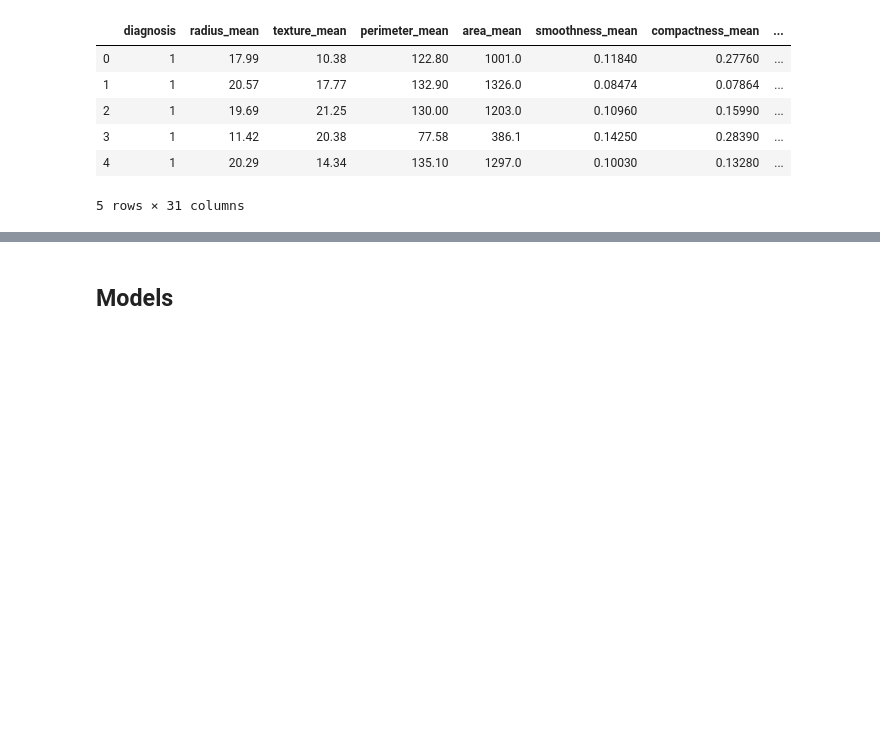
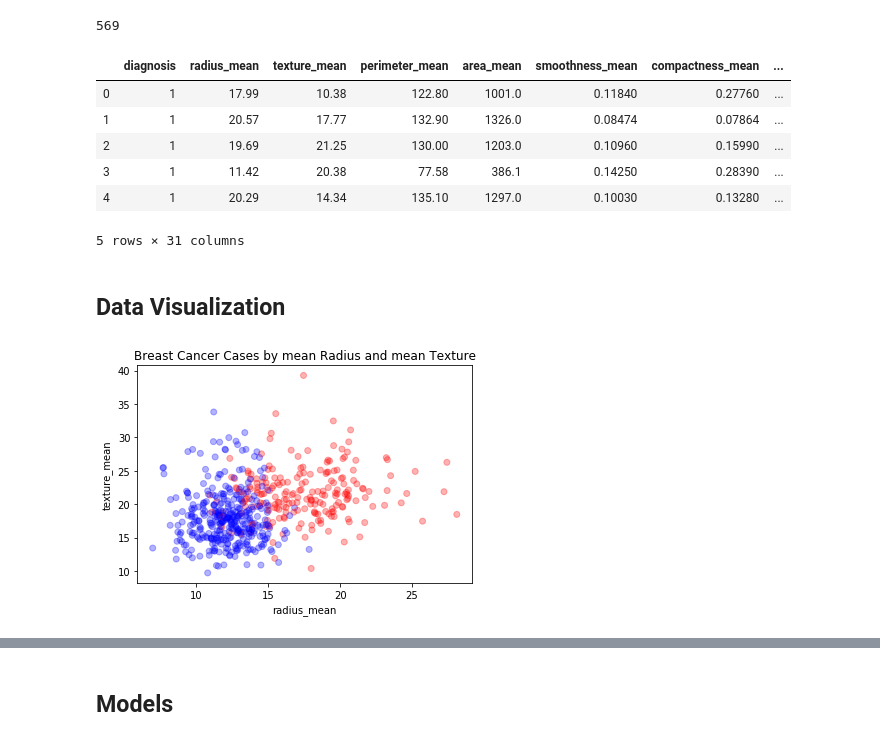
Before and after one commit to zainbaq/medical_ml, a Jupyter notebook: breast_cancer/breast_cancer_detection.ipynb, the cells around one changed output, grey strips where cells are left out. Drawn from its saved outputs; the diff is of its cells as text; code cells hidden in the pictures; blank space fills up the shorter version.

Commit message:
added data visualization and fixed classification report

```diff
--- a/breast_cancer/breast_cancer_detection.ipynb
+++ b/breast_cancer/breast_cancer_detection.ipynb
@@ -23,12 +24,38 @@ class BreastCancerDataset(Dataset):
 # %%
 DATA_DIR = "data/breast_cancer_wisconsin.csv"
 dataset = BreastCancerDataset(DATA_DIR)
+print(len(dataset))
 dataset.df.head(5)
 # %% [output]
+569
 |  | diagnosis | radius_mean | texture_mean | perimeter_mean | area_mean | smoothness_mean | compactness_mean | ... |
 | 0 | 1 | 17.99 | 10.38 | 122.80 | 1001.0 | 0.11840 | 0.27760 | ... |
 | 1 | 1 | 20.57 | 17.77 | 132.90 | 1326.0 | 0.08474 | 0.07864 | ... |
 | 2 | 1 | 19.69 | 21.25 | 130.00 | 1203.0 | 0.10960 | 0.15990 | ... |
 | 3 | 1 | 11.42 | 20.38 | 77.58 | 386.1 | 0.14250 | 0.28390 | ... |
 | 4 | 1 | 20.29 | 14.34 | 135.10 | 1297.0 | 0.10030 | 0.13280 | ... |
-5 rows × 31 columns
+5 rows × 31 columns
+# %% [markdown]
+## Data Visualization
+# %%
+c_list = []
+for label in dataset.df.diagnosis:
+    if label == 1:
+        c_list.append('r')
+    else:
+        c_list.append('b')
+
+def scatter(df, title, x, y, c):
+    fig, ax = plt.subplots()
+    ax.scatter(df[x], df[y], c=c, alpha=0.3)
+    ax.set_title(title)
+    ax.set_xlabel(x)
+    ax.set_ylabel(y)
+
+    plt.show()
+# %%
+scatter(dataset.df, \
+       "Breast Cancer Cases by mean Radius and mean Texture", \
+       'radius_mean', 'texture_mean', c_list)
+# %% [output]
+[figure, added]
```
Also changed, not shown: parts of 5 cells of this notebook.
